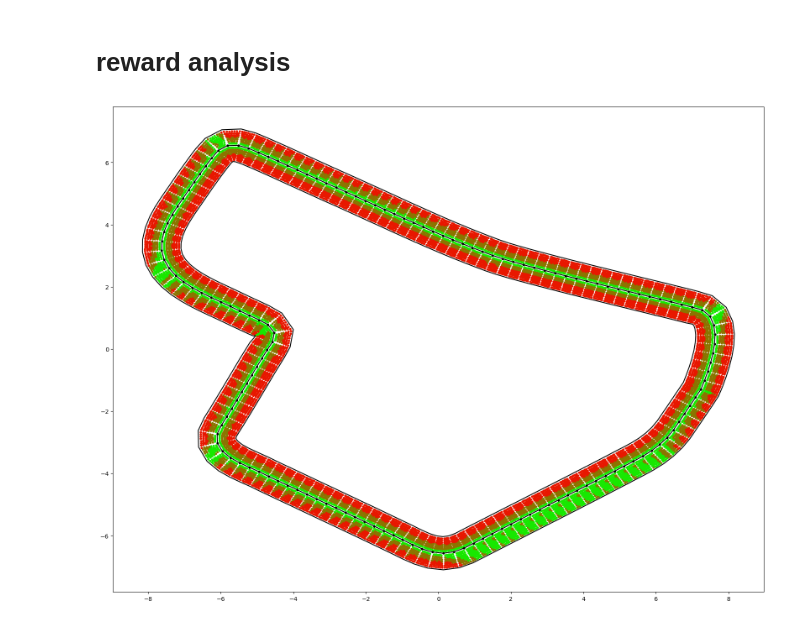
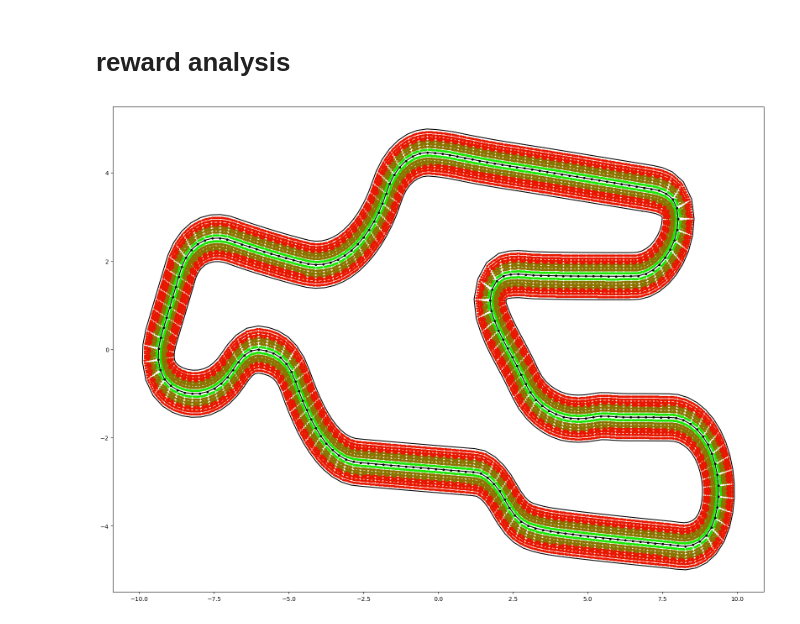
Before and after one commit to deepracer-ucalgary-advanced/reward-analysis, a Jupyter notebook: reward_analysis.ipynb, the cells around one changed output. Saved outputs shown, nothing was run; the diff lists cells and outputs as text; code cells hidden in the pictures.

```diff
--- a/reward_analysis.ipynb
+++ b/reward_analysis.ipynb
@@ -63,7 +64,7 @@ Now let's load the track:
 try:
     track_name = log.agent_and_network()["world"]
 except Exception as e:
-    track_name = "2022_september_open"
+    track_name = "arctic_pro"
 
 
 track: Track = tu.load_track(track_name)
@@ -187,6 +188,7 @@ DENSITY = 7
 track.waypoints = track.waypoints#[0:20]
 # %%
 from matplotlib.pyplot import figure
+import math
 
 plt.figure(figsize=(20, 15))
 
@@ -264,35 +266,35 @@ for idx, waypoint in enumerate(track.waypoints):
                     /(track.waypoints[(idx+1)%MAX][0]-track.waypoints[idx][0]+1e-4)
                 ) * 180/3.1415
 
-        distance_from_center = abs(math.sin(abs(abs(cur_angle)*(3.1415/180)-abs(angle1)))
+        distance_from_center = abs(math.sin(cur_angle*(3.1415/180)-angle1)
                             * (math.sqrt((Y_temp[location_idx]-track.waypoints[idx][1])**2 + (X_temp[location_idx]-track.waypoints[idx][0])**2)))
 
         params["distance_from_center"] = distance_from_center
 
         reward += [reward_function(params)]
 
     X = X + X_temp
     Y = Y + Y_temp
 
 MAX_reward = max(reward)+0.1    # FIXME: need the +0.1 due to the round() in split_data
 
 X,Y,reward = split_data(X,Y,reward, round_reward_digits=1)
 
 # the standard track
 plt.plot([i[2] for i in track.waypoints],[i[3] for i in track.waypoints], color='black')
 plt.plot([i[4] for i in track.waypoints],[i[5] for i in track.waypoints], color='black')
 plt.plot([i[0] for i in track.waypoints],[i[1] for i in track.waypoints], color='black', marker='.')
 
 # the filled points # TODO: an limit to show only the lowest scores and such
 for idx in range(len(reward)):
     try:
         plt.scatter(X[idx],Y[idx], color=[(MAX_reward-reward[idx][0])/MAX_reward, reward[idx][0]/MAX_reward, 0, 1], marker='.')
     except:
         print([(MAX_reward-reward[idx][0])/MAX_reward, reward[idx][0]/MAX_reward, 0, 1])
 
 # # uncomment if you want to zoom in on a certain section
 # plt.xlim([-8.5, -2.5])
 # plt.ylim([-2, 2])
 # plt.show()
 # %% [output]
-[figure, old version]
+[figure, new version]
```
Also changed, not shown: parts of 2 cells of this notebook, 2 other files.
